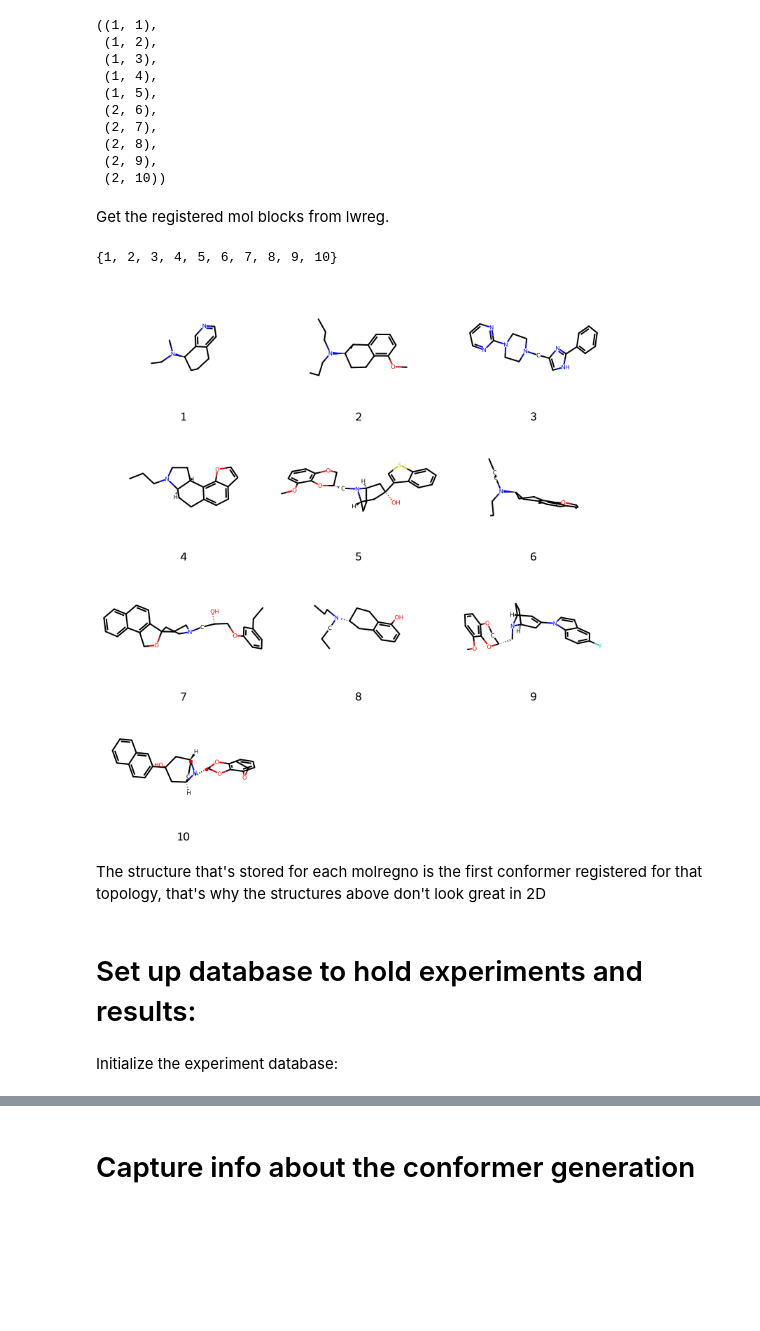
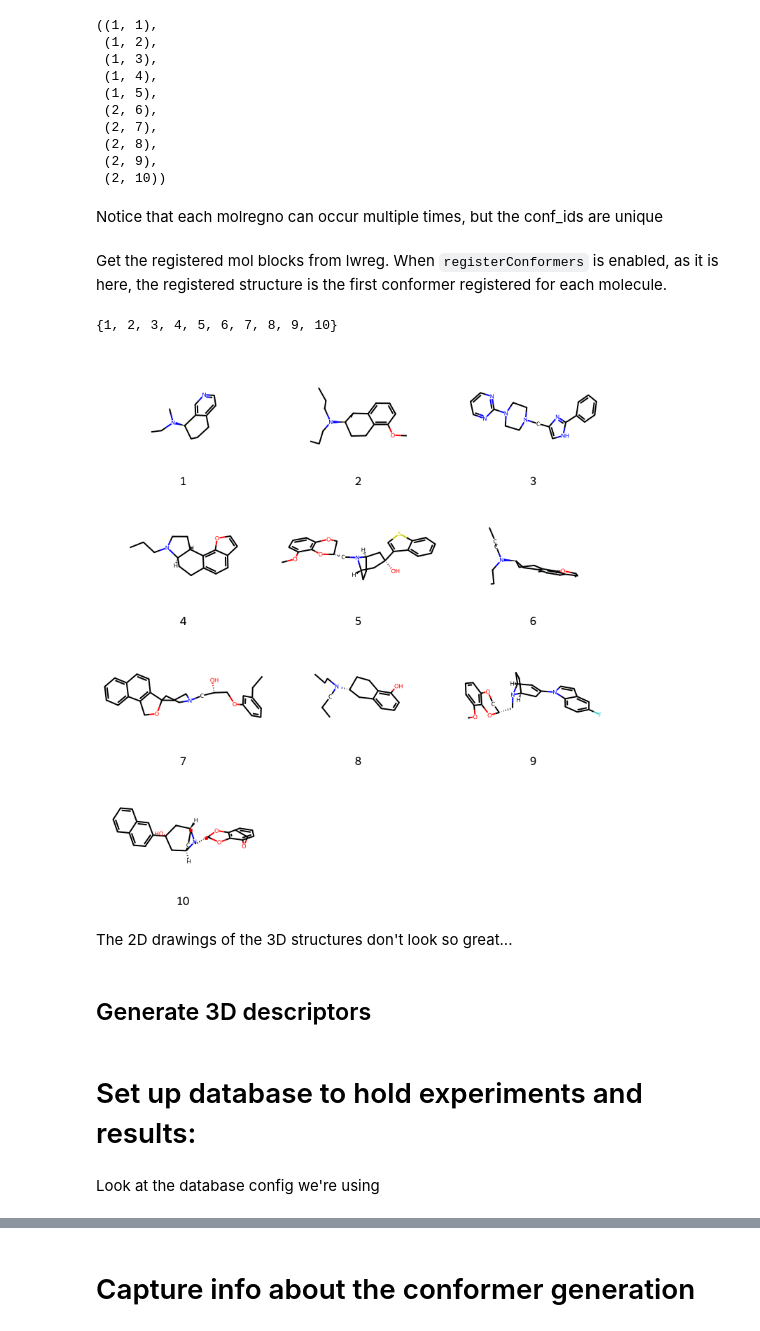
Before and after one commit to rinikerlab/lightweight-registration, a Jupyter notebook: demos/03_computational_experiment_2.ipynb, the cells around one changed output, grey strips where cells are left out. Drawn from its saved outputs; the diff is of its cells as text; code cells hidden in the pictures; blank space fills up the shorter version.

```diff
--- a/demos/03_computational_experiment_2.ipynb
+++ b/demos/03_computational_experiment_2.ipynb
@@ -79,24 +83,3 @@ for m in ms:
 len(ms_3d)
 # %% [output]
 44
-# %%
-from rdkit.Chem import rdEHTTools
-eht_results = []
-for i,m in enumerate(ms_3d):
-    ok,res = rdEHTTools.RunMol(m)
-    if not ok:
-        continue
-    d = {'atomic_charges':list(res.GetAtomicCharges())}
-    opm = res.GetReducedOverlapPopulationMatrix()
-    bnds = []
-    nats = m.GetNumAtoms()
-    for bond in m.GetBonds():
-        a1 = bond.GetBeginAtomIdx()
-        a2 = bond.GetEndAtomIdx()
-        if a1<a2:
-            a1,a2 = a2,a1
-
-        o = opm[(a1*(a1+1))//2 + a2]
-        bnds.append(o)
-    d['mulliken_overlap_pops'] = bnds
-    eht_results.append(d)
@@ -134,11 +94,14 @@ from lwreg import utils
 
 config = lwreg.utils.defaultConfig()
 # set the name of the database we'll work with:
-config['dbname'] = 'lwreg_3dexperiments_demo.sqlt'
+config['dbname'] = 'lwreg_3dexperiments_demo.sqlite3'
 # By the time we load the conformers, the molecules will have already been standardized,
-#  don't repeat it!
-config['standardization'] = standardization_lib.NoStandardization()
+#  so we configure lwreg to not do any standardization
+config['standardization'] = 'none'
+
+# tell lwreg that we want to register conformers along with the molecules
 config['registerConformers'] = True
+lwreg.set_default_config(config)
 # %% [markdown]
 Initialize the database. **Note** that this erases everything in the current database, so be very careful with this command!
 # %%
@@ -150,6 +115,6 @@ Register all of our compounds at once:
 # %%
 # now bulk register. We want to also collect IDs of compounds which were already registered.
-reg_ids = lwreg.bulk_register(mols=ms_3d,config=config,failOnDuplicate=False)
+reg_ids = lwreg.bulk_register(mols=ms_3d,failOnDuplicate=False)
 print(f'Registered {len(reg_ids)} unique conformers.')
 # %% [output]
 Registered 44 unique conformers.
@@ -168,8 +133,10 @@ reg_ids[:10]
  (2, 8),
  (2, 9),
  (2, 10))
+# %% [markdown]
+Notice that each molregno can occur multiple times, but the conf_ids are unique
 # %% [markdown]
-Get the registered mol blocks from lwreg.
+Get the registered mol blocks from lwreg. When `registerConformers` is enabled, as it is here, the registered structure is the first conformer registered for each molecule.
 # %%
 molregnos,conf_ids = zip(*reg_ids)
 molregnos = set(molregnos)
@@ -177,10 +144,13 @@ molregnos
 # %% [output]
 {1, 2, 3, 4, 5, 6, 7, 8, 9, 10}
 # %%
-mol_data = lwreg.retrieve(ids=list(molregnos),config=config)
-mids,new_mols = zip(*[(mid,Chem.MolFromMolBlock(d)) for mid,d,_ in mol_data])
+# calling retrieve() with a sequence of molregnos returns the registered structures
+mol_data = lwreg.retrieve(ids=molregnos)
+mids,new_mols = zip(*[(mid,Chem.MolFromMolBlock(d)) for mid,(d,_) in mol_data.items()])
 Draw.MolsToGridImage(new_mols,legends=[str(x) for x in mids],molsPerRow=3,subImgSize=(250,200))
 # %% [output]
-[figure, old version]
+[figure, new version]
 # %% [markdown]
-The structure that's stored for each molregno is the first conformer registered for that topology, that's why the structures above don't look great in 2D
+The 2D drawings of the 3D structures don't look so great...
+# %% [markdown]
+## Generate 3D descriptors
@@ -187,7 +173,7 @@ The structure that's stored for each molregno is the first conformer registered
 # %% [markdown]
 # Set up database to hold experiments and results:
 # %% [markdown]
-Initialize the experiment database:
+Look at the database config we're using
 # %%
 config
 # %% [output]
```
Also changed, not shown: parts of 49 cells of this notebook, 5 other files.
